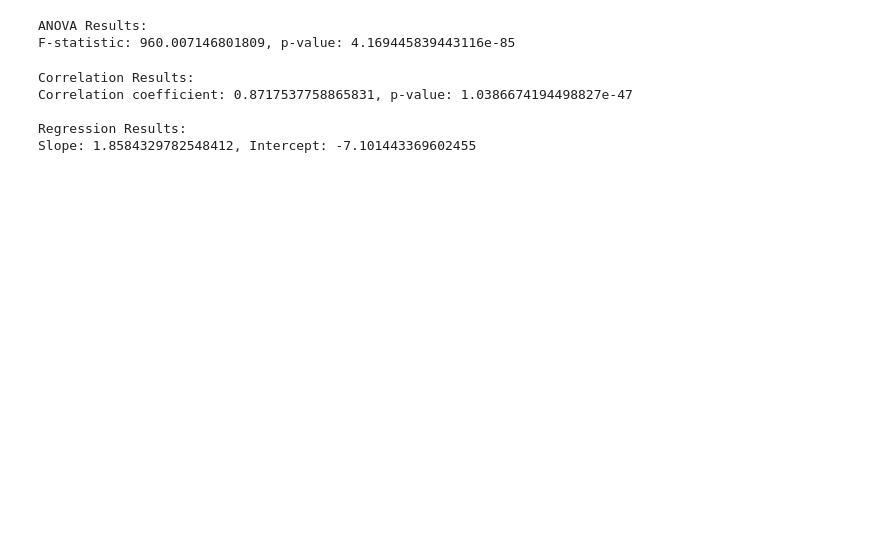
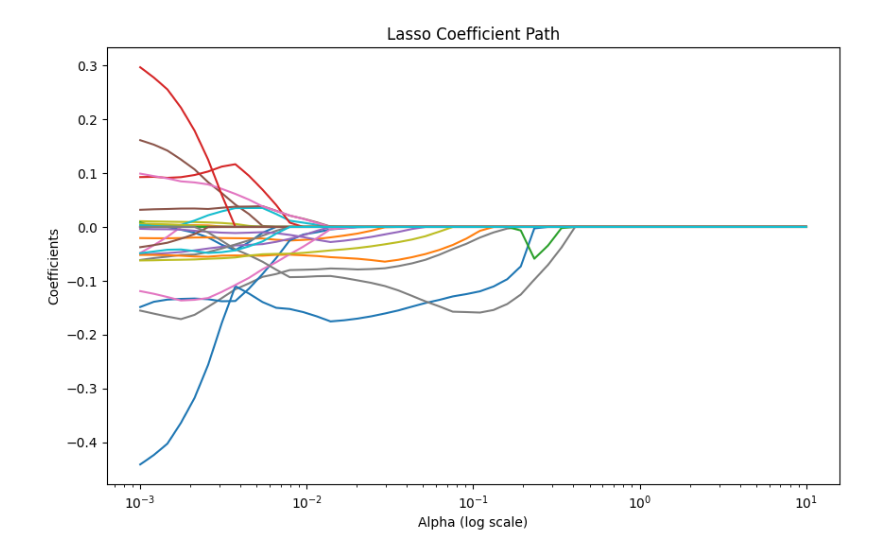
Before and after one commit to PrajwalUnaik/Data-Analytics, a Jupyter notebook: Excersise_DA3.ipynb, the cells around one changed output. Saved outputs shown, nothing was run; the diff lists cells and outputs as text; code cells hidden in the pictures; blank space fills up the shorter version.

Commit message:
Created using Colab for breast cancer dataset

```diff
--- a/Excersise_DA3.ipynb
+++ b/Excersise_DA3.ipynb
@@ -50,34 +2,0 @@ z-statistic: 0.12036212238318059, p-value: 0.9041962951772449
-# %%
-setosa_petal_width = iris_df[iris_df['species'] == 'setosa']['petal width (cm)']
-versicolor_petal_width = iris_df[iris_df['species'] == 'versicolor']['petal width (cm)']
-virginica_petal_width = iris_df[iris_df['species'] == 'virginica']['petal width (cm)']
-f_stat, p_value_anova = stats.f_oneway(setosa_petal_width, versicolor_petal_width, virginica_petal_width)
-print("\nANOVA Results:")
-print(f"F-statistic: {f_stat}, p-value: {p_value_anova}")
-# %% [output]
-ANOVA Results:
-F-statistic: 960.007146801809, p-value: 4.169445839443116e-85
-# %%
-from scipy.stats import pearsonr
-from sklearn.linear_model import LinearRegression
-
-sepal_length = iris_df['sepal length (cm)']
-petal_length = iris_df['petal length (cm)']
-correlation, p_value_corr = pearsonr(sepal_length, petal_length)
-print("\nCorrelation Results:")
-print(f"Correlation coefficient: {correlation}, p-value: {p_value_corr}")
-
-X = sepal_length.values.reshape(-1, 1)
-y = petal_length.values
-reg_model = LinearRegression()
-reg_model.fit(X, y)
-slope = reg_model.coef_[0]
-intercept = reg_model.intercept_
-print("\nRegression Results:")
-print(f"Slope: {slope}, Intercept: {intercept}")
-# %% [output]
-Correlation Results:
-Correlation coefficient: 0.8717537758865831, p-value: 1.0386674194498827e-47
-
-Regression Results:
-Slope: 1.8584329782548412, Intercept: -7.101443369602455
@@ -83,0 +12,31 @@ Slope: 1.8584329782548412, Intercept: -7.101443369602455
+# %%
+data = load_breast_cancer()
+X = pd.DataFrame(data.data, columns=data.feature_names)
+y = pd.Series(data.target, name="target")
+# %%
+scaler = StandardScaler()
+X_scaled = scaler.fit_transform(X)
+
+X_train, X_test, y_train, y_test = train_test_split(X_scaled, y, test_size=0.2, random_state=42)
+
+alphas = np.logspace(-3, 1, 50)  # Adjusted alpha range
+coefs = []
+mse_train = []
+mse_test = []
+
+for alpha in alphas:
+    lasso = Lasso(alpha=alpha, max_iter=50000, random_state=42)  # Increased max_iter
+    lasso.fit(X_train, y_train)
+    coefs.append(lasso.coef_)
+    mse_train.append(mean_squared_error(y_train, lasso.predict(X_train)))
+    mse_test.append(mean_squared_error(y_test, lasso.predict(X_test)))
+# %%
+plt.figure(figsize=(10, 6))
+plt.plot(alphas, coefs)
+plt.xscale("log")
+plt.xlabel("Alpha (log scale)")
+plt.ylabel("Coefficients")
+plt.title("Lasso Coefficient Path")
+plt.show()
+# %% [output]
+[figure, added]
```
Also changed, not shown: parts of 7 cells of this notebook.
